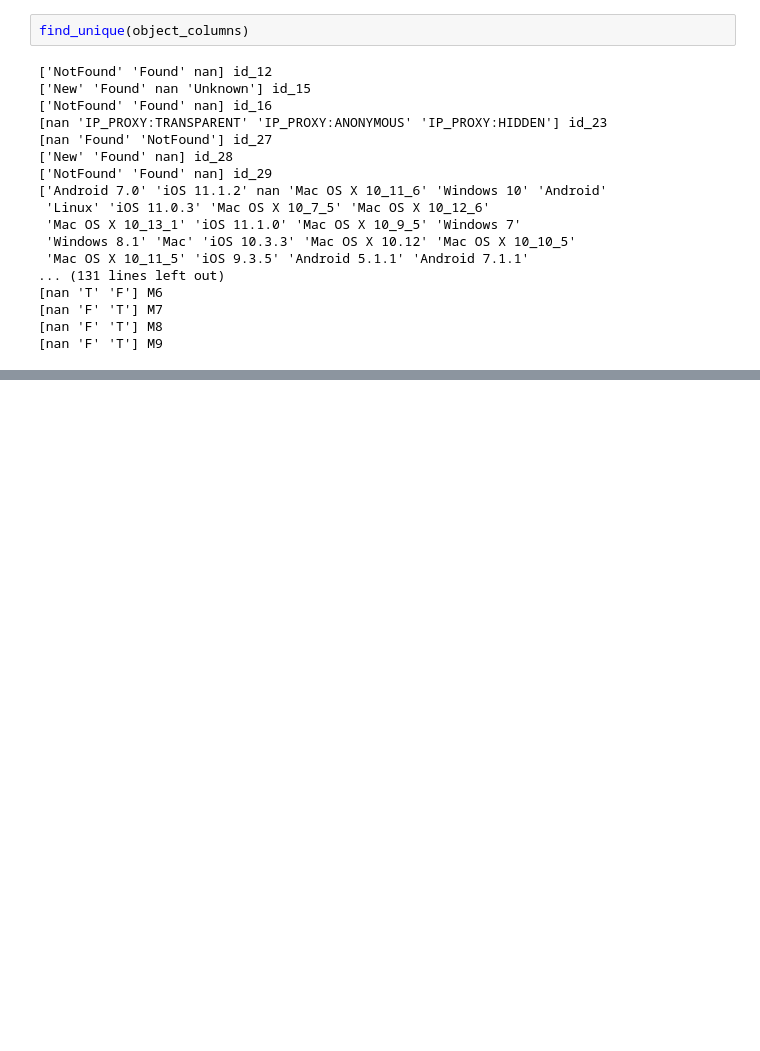
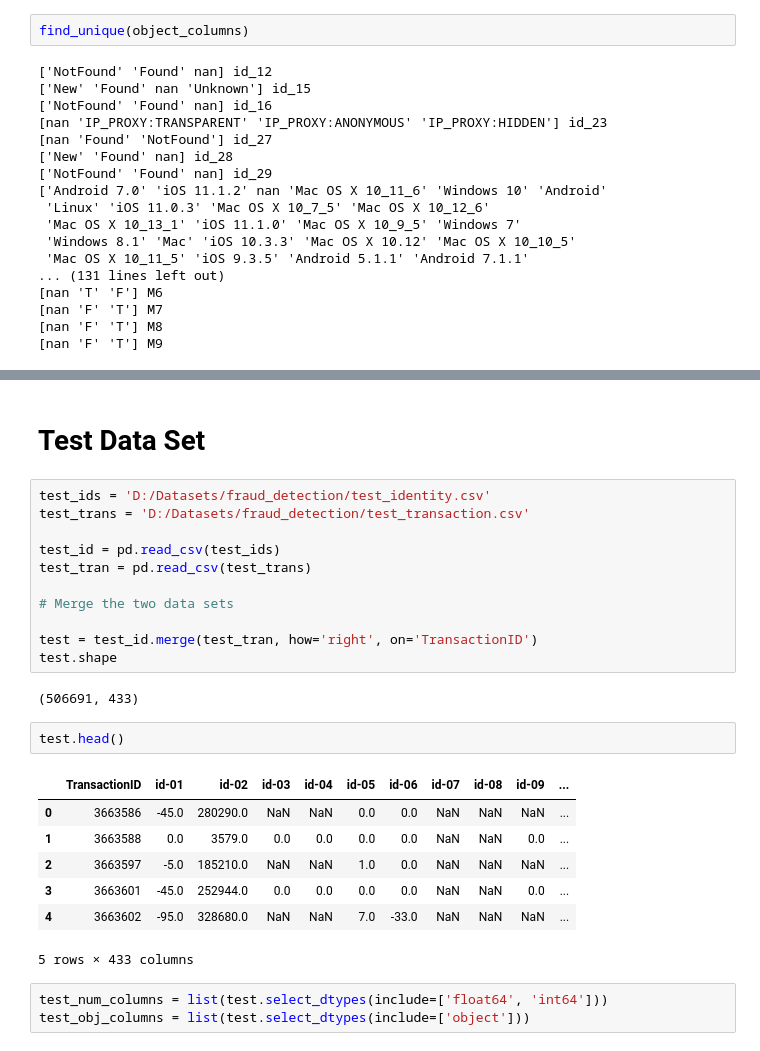
Before and after one commit to SugarfreeTX/kaggle, a Jupyter notebook: fraud_detection.ipynb, the cells around one changed output, grey strips where cells are left out. Cells and saved outputs as stored; diff of their text form; blank space fills up the shorter version.

```diff
--- a/fraud_detection.ipynb
+++ b/fraud_detection.ipynb
@@ -238,0 +338,28 @@ dtype: int64 Not Fraud
+# %% [markdown]
+# Test Data Set
+# %%
+test_ids = 'D:/Datasets/fraud_detection/test_identity.csv'
+test_trans = 'D:/Datasets/fraud_detection/test_transaction.csv'
+
+test_id = pd.read_csv(test_ids)
+test_tran = pd.read_csv(test_trans)
+
+# Merge the two data sets
+
+test = test_id.merge(test_tran, how='right', on='TransactionID')
+test.shape
+# %% [output]
+(506691, 433)
+# %%
+test.head()
+# %% [output]
+|  | TransactionID | id-01 | id-02 | id-03 | id-04 | id-05 | id-06 | id-07 | id-08 | id-09 | ... |
+| 0 | 3663586 | -45.0 | 280290.0 | NaN | NaN | 0.0 | 0.0 | NaN | NaN | NaN | ... |
+| 1 | 3663588 | 0.0 | 3579.0 | 0.0 | 0.0 | 0.0 | 0.0 | NaN | NaN | 0.0 | ... |
+| 2 | 3663597 | -5.0 | 185210.0 | NaN | NaN | 1.0 | 0.0 | NaN | NaN | NaN | ... |
+| 3 | 3663601 | -45.0 | 252944.0 | 0.0 | 0.0 | 0.0 | 0.0 | NaN | NaN | 0.0 | ... |
+| 4 | 3663602 | -95.0 | 328680.0 | NaN | NaN | 7.0 | -33.0 | NaN | NaN | NaN | ... |
+5 rows × 433 columns
+# %%
+test_num_columns = list(test.select_dtypes(include=['float64', 'int64']))
+test_obj_columns = list(test.select_dtypes(include=['object']))
```
Also changed, not shown: parts of 11 cells of this notebook.
